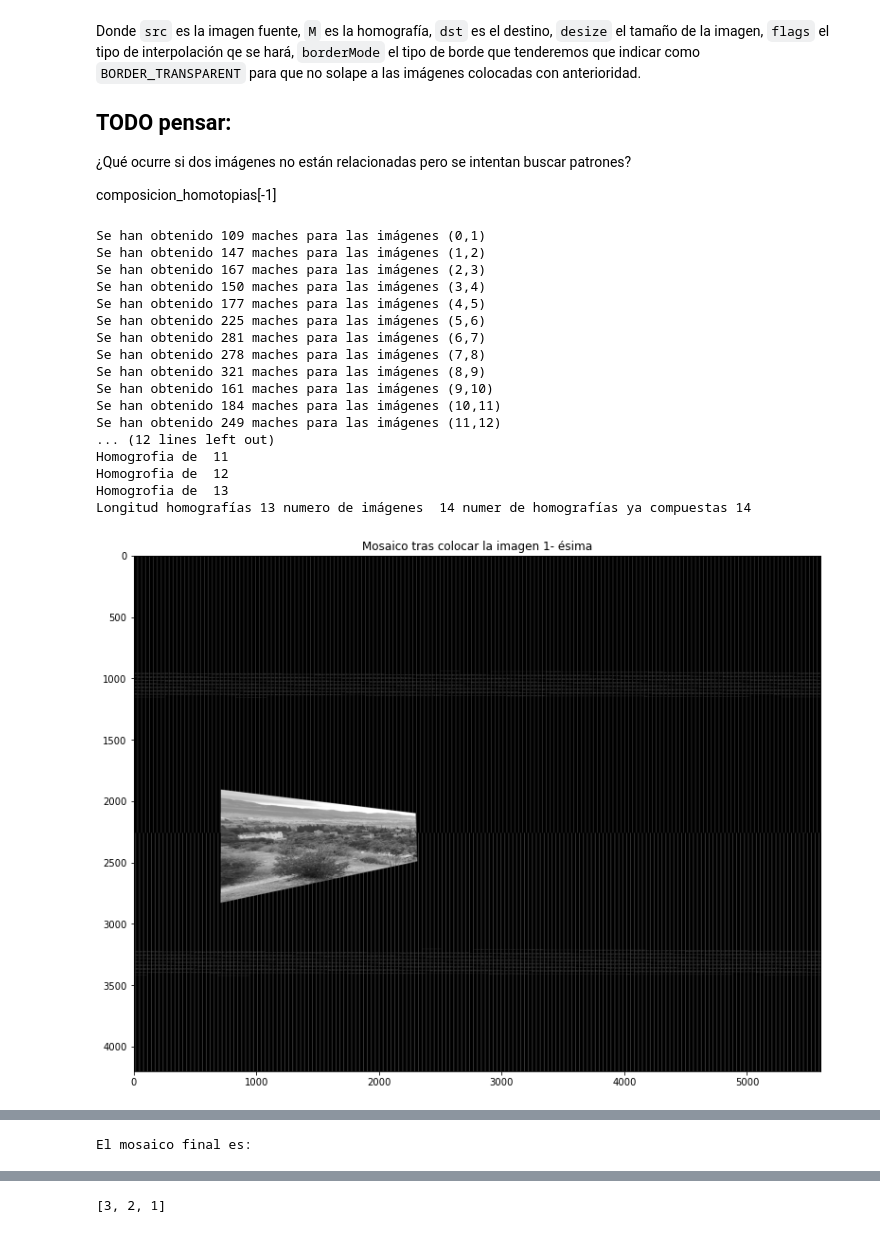
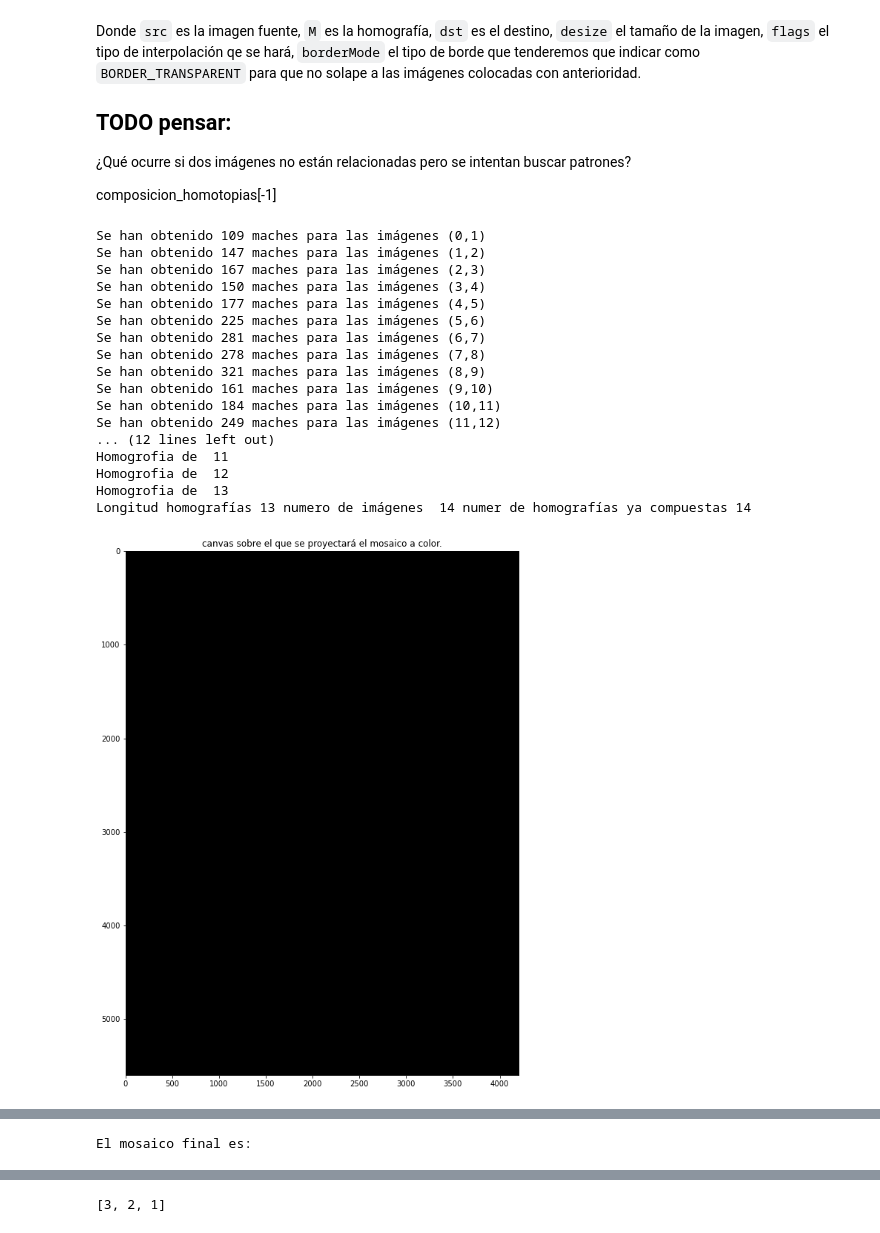
Before and after one commit to BlancaCC/Computer-vision, a Jupyter notebook: practica_2/memoria.ipynb, the cells around one changed output, grey strips where cells are left out. Drawn from its saved outputs; the diff is of its cells as text; code cells hidden in the pictures.

```diff
--- a/practica_2/memoria.ipynb
+++ b/practica_2/memoria.ipynb
@@ -1067,6 +1067,9 @@ for i in range(indice_imagen_central, len(homografia)):
 print('Longitud homografías', len(homografia), 'numero de imágenes ', len(imagenes_alhambra_grey),
 'numer de homografías ya compuestas', len(composicion_homotopias))
 mosaico_color = np.copy(mosaico)
+# Importante que estén inicializados a cero
+PrintOneImage(mosaico_color, 'canvas sobre el que se proyectará el mosaico a color.')
+PrintOneImage(mosaico, 'canvar sobre el que se proyectará el mosaico.')
 # TODO cambiar orden de colocación de las imágenes
 for i, img in enumerate(imagenes_alhambra_grey):
     # mosaico en escala de grises
@@ -1075,37 +1078,62 @@ for i, img in enumerate(imagenes_alhambra_grey):
     (ancho_mosaico, alto_mosaico),
     dst=mosaico,
     borderMode = cv.BORDER_TRANSPARENT)
-    if( i% 5 == 0 or i == 7):
-        PrintOneImage(mosaico, f'Mosaico tras colocar la imagen {i+1}- ésima')
+
+    # Comentamos para que no tarde tanto
+    #if( i% 5 == 0 or i == 7):
+    #    PrintOneImage(mosaico, f'Mosaico tras colocar la imagen {i+1}- ésima')
 
     # mosaico para imágenes a color
     mosaico_color = cv.warpPerspective( imagenes_alhambra_color[i],
     composicion_homotopias[i],
     (ancho_mosaico, alto_mosaico),
     dst=mosaico_color,
     borderMode = cv.BORDER_TRANSPARENT)
 
 print('El mosaico final es: ')
 PrintOneImage(mosaico, f'El mosaico final es')
 PrintOneImage(mosaico_color, f'Mosaico a color resultante')
 
-# Procedamso a recortar los bordes
+# Procedamos a recortar los bordes
+# Calcularemos la x mínima y máxima que están ocupadas y recortaremos por ahí
+# Haremos lo mismo con la y
+x_minima = np.inf
+x_maxima = - np.inf
+y_minima = np.inf
+y_maxima = - np.inf
+
+# TODO muy ineficiente pensar en optimizar mirando matrices
+for y in range(mosaico.shape[0]):
+    for x in range(mosaico_color.shape[1]):
+        if mosaico[y][x] != 0 :
+            if x < x_minima:
+                x_minima = x
+            elif x > x_maxima:
+                x_maxima = x
+            if y < y_minima:
+                y_minima = y
+            elif y > y_maxima:
+                y_maxima = y
+
+mosaico = mosaico[y_minima:y_maxima, x_minima: x_maxima]
+PrintOneImage(mosaico, 'Mosaico en gris recortado')
+mosaico_color = mosaico_color[y_minima:y_maxima, x_minima: x_maxima]
 # %% [output]
 Se han obtenido 109 maches para las imágenes (0,1)
 Se han obtenido 147 maches para las imágenes (1,2)
 Se han obtenido 167 maches para las imágenes (2,3)
 Se han obtenido 150 maches para las imágenes (3,4)
 Se han obtenido 177 maches para las imágenes (4,5)
 Se han obtenido 225 maches para las imágenes (5,6)
 Se han obtenido 281 maches para las imágenes (6,7)
 Se han obtenido 278 maches para las imágenes (7,8)
 Se han obtenido 321 maches para las imágenes (8,9)
 Se han obtenido 161 maches para las imágenes (9,10)
 Se han obtenido 184 maches para las imágenes (10,11)
 Se han obtenido 249 maches para las imágenes (11,12)
 ... (12 lines left out)
 Homogrofia de  11
 Homogrofia de  12
 Homogrofia de  13
 Longitud homografías 13 numero de imágenes  14 numer de homografías ya compuestas 14
-[figure, old version]
+[figure, new version]
@@ -1115 +1142,0 @@ Longitud homografías 13 numero de imágenes  14 numer de homografías ya compue
-El mosaico final es:
@@ -1117,0 +1145 @@ El mosaico final es:
+El mosaico final es:
```
Also changed, not shown: parts of 2 cells of this notebook.
